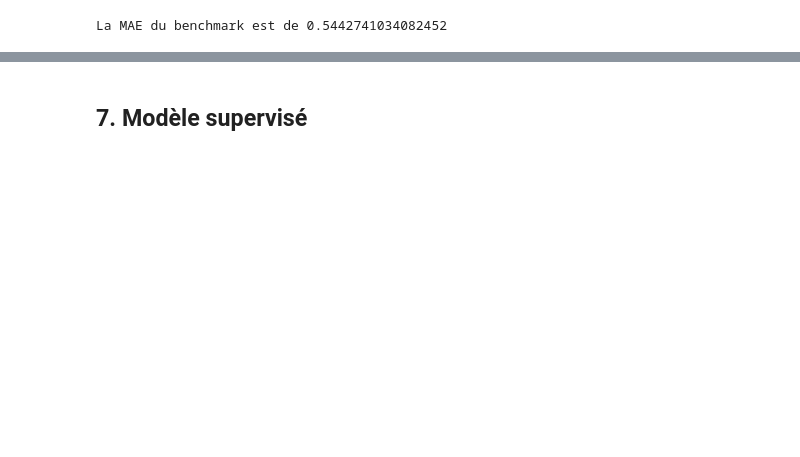
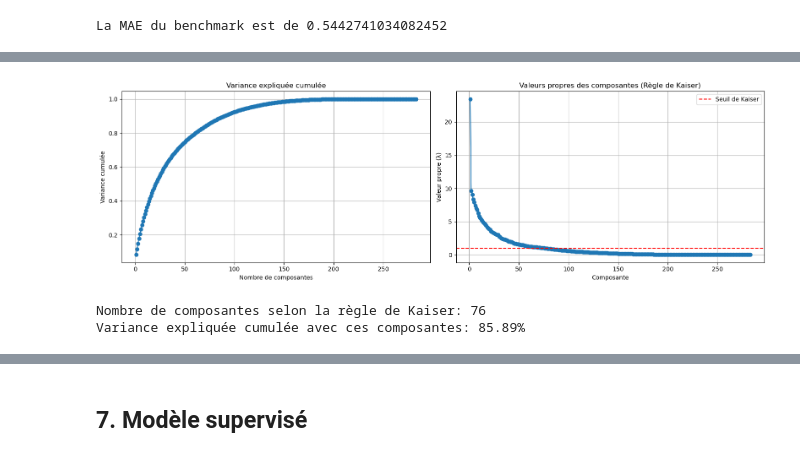
Before and after one commit to GiovanniManche/MachineLearning272, a Jupyter notebook: Projet Machine Learning - MANCHE_DEVALLAND.ipynb, the cells around one changed output, grey strips where cells are left out. Saved outputs shown, nothing was run; the diff lists cells and outputs as text; code cells hidden in the pictures; blank space fills up the shorter version.

```diff
--- a/Projet Machine Learning - MANCHE_DEVALLAND.ipynb
+++ b/Projet Machine Learning - MANCHE_DEVALLAND.ipynb
@@ -1182,3 +1180,12 @@ features_train
+# %%
+def napoleon_mae(y_true, y_pred):
+    y_true = np.ravel(y_true)
+    y_pred = np.ravel(y_pred)
+    y_true_smooth = pd.Series(y_true).apply(smoothering_function)
+    y_pred_smooth = pd.Series(y_pred).apply(smoothering_function)
+    return np.mean(np.abs(y_true_smooth - y_pred_smooth))
+
+scorer = make_scorer(napoleon_mae, greater_is_better=False)
 # %%
 # Définition des modèles à évaluer
 models = {
@@ -1309,0 +1355,44 @@ La MAE du benchmark est de 0.5442741034082452
+# %%
+# Standardisation des données
+scaler = StandardScaler()
+X_scaled = scaler.fit_transform(features_train)
+
+# ACP
+pca = PCA(n_components=min(X_scaled.shape[0], X_scaled.shape[1]))
+X_pca = pca.fit_transform(X_scaled)
+# Variance expliquée
+explained_var = pca.explained_variance_ratio_
+cum_var = np.cumsum(explained_var)
+
+# On récupère les valeurs propres et appliquons la règle de Kaiser
+eigenvalues = pca.explained_variance_
+kaiser_components = np.sum(eigenvalues > 1)
+
+# Graphiques de la variance expliquée et des valeurs propres
+fig, axs = plt.subplots(1, 2, figsize=(16, 5))
+
+# Variance expliquée cumulée
+axs[0].plot(range(1, len(cum_var)+1), cum_var, marker='o')
+axs[0].set_title('Variance expliquée cumulée')
+axs[0].set_xlabel('Nombre de composantes')
+axs[0].set_ylabel('Variance cumulée')
+axs[0].grid(True)
+
+# Règle de Kaiser
+axs[1].plot(range(1, len(eigenvalues)+1), eigenvalues, marker='o')
+axs[1].axhline(y=1, color='r', linestyle='--', label='Seuil de Kaiser')
+axs[1].set_title('Valeurs propres des composantes (Règle de Kaiser)')
+axs[1].set_xlabel('Composante')
+axs[1].set_ylabel('Valeur propre (λ)')
+axs[1].grid(True)
+axs[1].legend()
+
+plt.tight_layout()
+plt.show()
+
+print(f"Nombre de composantes selon la règle de Kaiser: {kaiser_components}")
+print(f"Variance expliquée cumulée avec ces composantes: {np.sum(explained_var[:kaiser_components]):.2%}")
+# %% [output]
+[figure, added]
+Nombre de composantes selon la règle de Kaiser: 76
+Variance expliquée cumulée avec ces composantes: 85.89%
```
Also changed, not shown: parts of 35 cells of this notebook.
